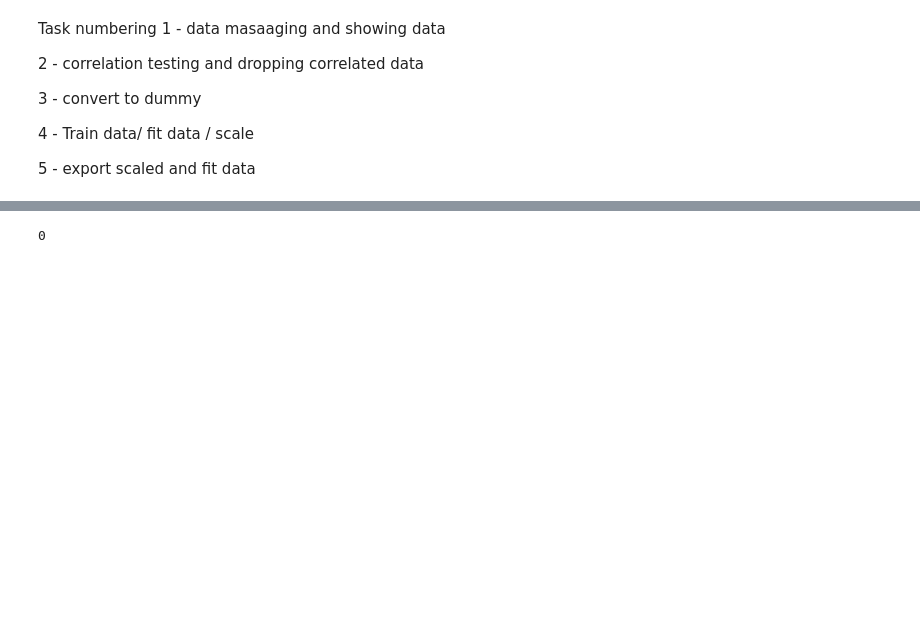
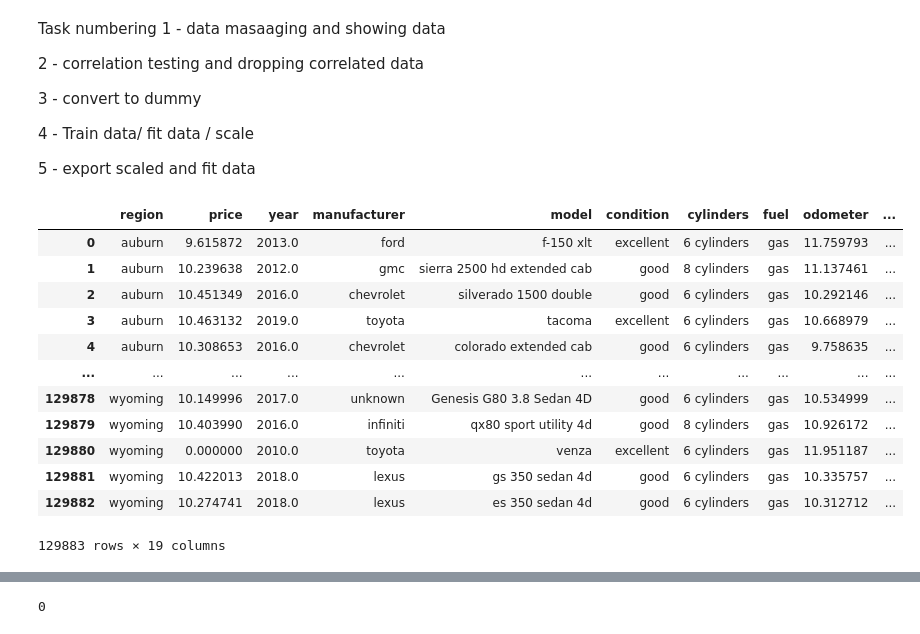
Before and after one commit to kwanjeff/DataTrack, a Jupyter notebook: Capstone 3/3. Preprocessing - Use Car.ipynb, the cells around one changed output, grey strips where cells are left out. Saved outputs shown, nothing was run; the diff lists cells and outputs as text; code cells hidden in the pictures; blank space fills up the shorter version.

```diff
--- a/Capstone 3/3. Preprocessing - Use Car.ipynb
+++ b/Capstone 3/3. Preprocessing - Use Car.ipynb
@@ -21,6 +21,22 @@ from  sklearn import preprocessing
 # %%
 #Task 1.1  import csv file
 UsedVehicle=pd.read_csv(r'.\Data\UsedCarData\clean_vehicles.csv')
+# %%
+UsedVehicle
+# %% [output]
+|  | region | price | year | manufacturer | model | condition | cylinders | fuel | odometer | ... |
+| 0 | auburn | 9.615872 | 2013.0 | ford | f-150 xlt | excellent | 6 cylinders | gas | 11.759793 | ... |
+| 1 | auburn | 10.239638 | 2012.0 | gmc | sierra 2500 hd extended cab | good | 8 cylinders | gas | 11.137461 | ... |
+| 2 | auburn | 10.451349 | 2016.0 | chevrolet | silverado 1500 double | good | 6 cylinders | gas | 10.292146 | ... |
+| 3 | auburn | 10.463132 | 2019.0 | toyota | tacoma | excellent | 6 cylinders | gas | 10.668979 | ... |
+| 4 | auburn | 10.308653 | 2016.0 | chevrolet | colorado extended cab | good | 6 cylinders | gas | 9.758635 | ... |
+| ... | ... | ... | ... | ... | ... | ... | ... | ... | ... | ... |
+| 129878 | wyoming | 10.149996 | 2017.0 | unknown | Genesis G80 3.8 Sedan 4D | good | 6 cylinders | gas | 10.534999 | ... |
+| 129879 | wyoming | 10.403990 | 2016.0 | infiniti | qx80 sport utility 4d | good | 8 cylinders | gas | 10.926172 | ... |
+| 129880 | wyoming | 0.000000 | 2010.0 | toyota | venza | excellent | 6 cylinders | gas | 11.951187 | ... |
+| 129881 | wyoming | 10.422013 | 2018.0 | lexus | gs 350 sedan 4d | good | 6 cylinders | gas | 10.335757 | ... |
+| 129882 | wyoming | 10.274741 | 2018.0 | lexus | es 350 sedan 4d | good | 6 cylinders | gas | 10.312712 | ... |
+129883 rows × 19 columns
 # %%
 #Task 1.2
 
```
Also changed, not shown: parts of 22 cells of this notebook.
